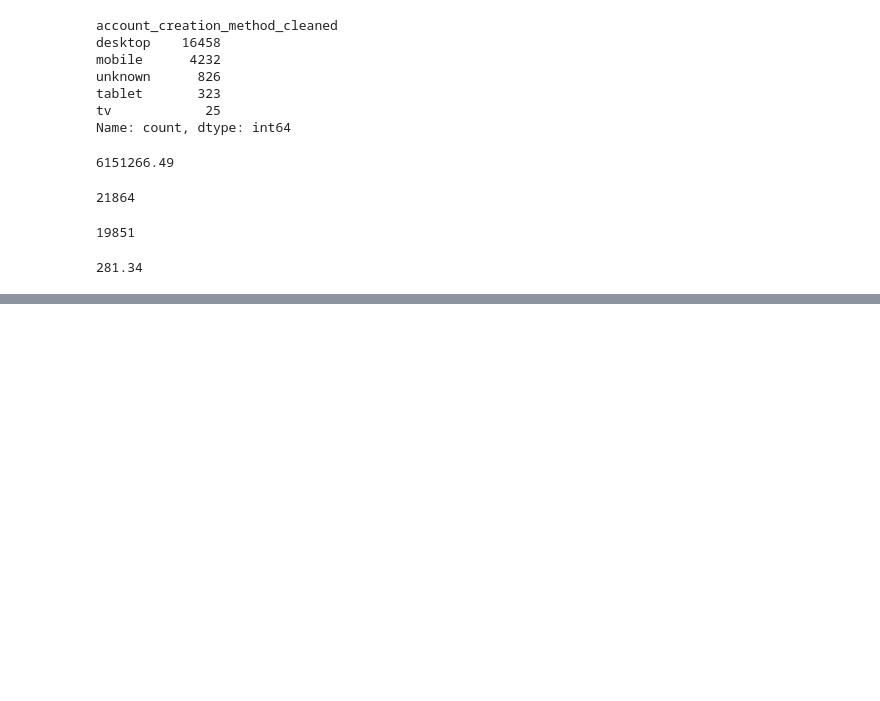
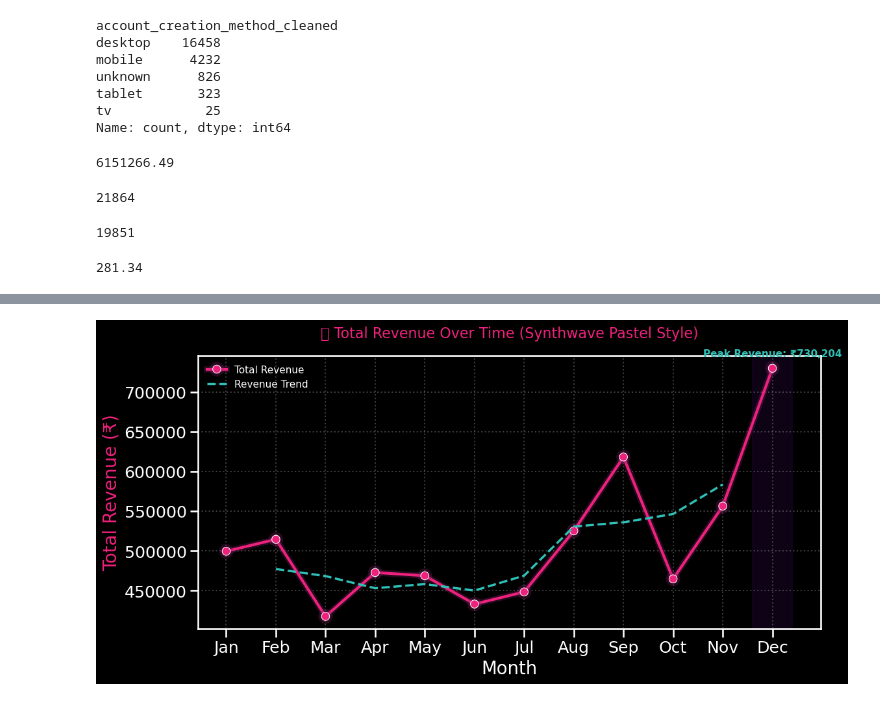
Before and after one commit to data-sous-shaif/Gamezone-Orders-Data, a Jupyter notebook: 1_EDA.ipynb, the cells around one changed output, grey strips where cells are left out. Cells and saved outputs as stored; diff of their text form; code cells hidden in the pictures; blank space fills up the shorter version.

```diff
--- a/1_EDA.ipynb
+++ b/1_EDA.ipynb
@@ -199,0 +488,61 @@ product_channel_region.to_csv('product_channel_region.csv', index=False)
+# %%
+import matplotlib.pyplot as plt
+import seaborn as sns
+import matplotlib.patheffects as path_effects
+
+# ==== Synthwave Pastel Palette ====
+palette = ["#3B0855", "#852467", "#FD8083", "#EE227D", "#498099", "#30C0B7"]
+
+# ==== Style ====
+plt.style.use("dark_background")
+sns.set_context("talk", font_scale=1.1)
+
+fig, ax = plt.subplots(figsize=(12, 6))
+
+# ==== Revenue Line ====
+rev_color = palette[3]  # vibrant pink
+trend_color = palette[5]  # cyan-turquoise
+
+rev_plot = sns.lineplot(
+    x='purchase_month', y='total_revenue', data=monthly_summary,
+    color=rev_color, linewidth=3, marker='o', ax=ax, label='Total Revenue'
+)
+
+# Glow effect
+for line in rev_plot.lines:
+    line.set_path_effects([
+        path_effects.Stroke(linewidth=7, foreground=palette[1], alpha=0.3),
+        path_effects.Normal()
+    ])
+
+# ==== Trendline (Rolling Mean) ====
+monthly_summary['rev_trend'] = monthly_summary['total_revenue'].rolling(3, center=True).mean()
+sns.lineplot(
+    x='purchase_month', y='rev_trend', data=monthly_summary,
+    color=trend_color, linewidth=2.5, linestyle='--', label='Revenue Trend'
+)
+
+# ==== Highlight Peak Month ====
+max_month = monthly_summary.loc[monthly_summary['total_revenue'].idxmax(), 'purchase_month']
+max_value = monthly_summary['total_revenue'].max()
+ax.axvspan(max_month - 0.4, max_month + 0.4, color=palette[0], alpha=0.25)
+ax.text(max_month, max_value * 1.02,
+        f"Peak Revenue: ₹{max_value:,.0f}",
+        color=trend_color, ha='center', fontsize=11, fontweight='bold')
+
+# ==== Labels, Title, Grid ====
+ax.set_title("💾 Total Revenue Over Time (Synthwave Pastel Style)",
+             fontsize=16, color=rev_color, pad=20)
+ax.set_xlabel("Month")
+ax.set_ylabel("Total Revenue (₹)", color=rev_color)
+ax.set_xticks(range(1, 13))
+ax.set_xticklabels(['Jan','Feb','Mar','Apr','May','Jun','Jul','Aug','Sep','Oct','Nov','Dec'])
+ax.grid(alpha=0.25, linestyle=':')
+
+# ==== Legend ====
+ax.legend(frameon=False, loc="upper left", fontsize=11, labelcolor="white")
+
+plt.tight_layout()
+plt.show()
+# %% [output]
+[figure, added]
```
Also changed, not shown: parts of 18 cells of this notebook, 44 other files.
